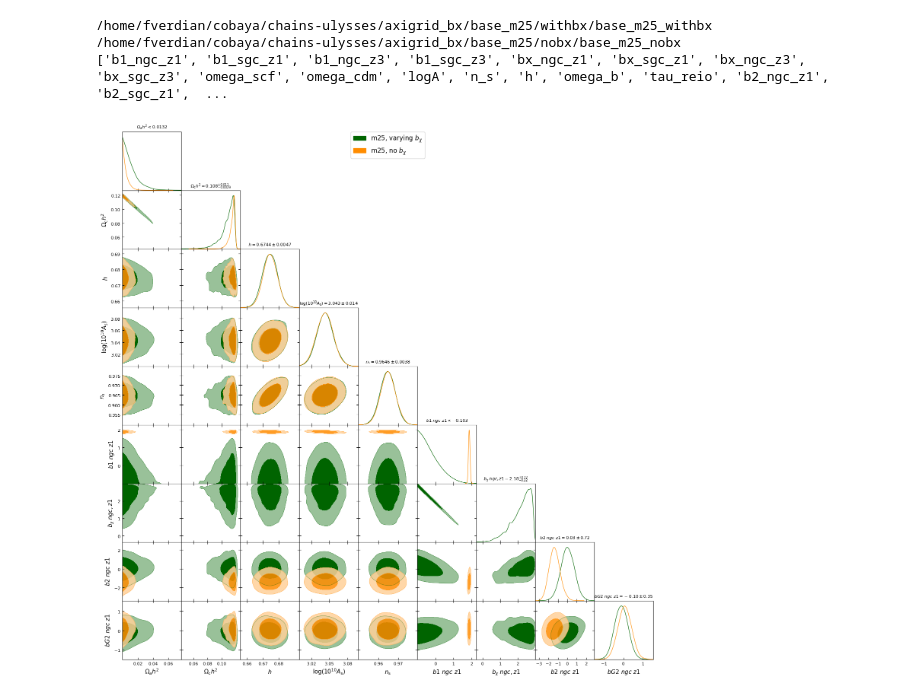
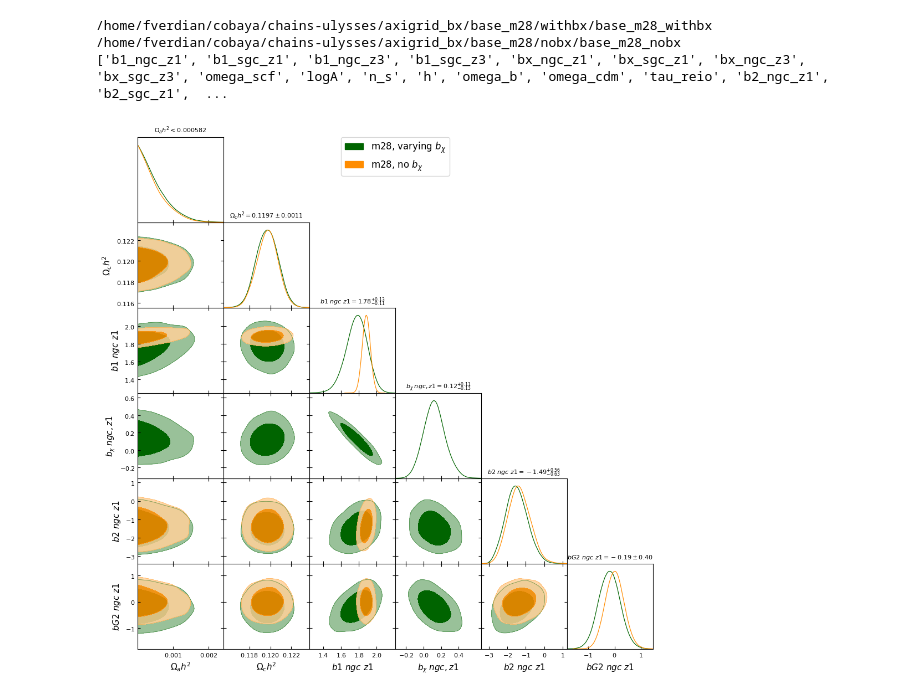
Before and after one commit to fverd/cobaya, a Jupyter notebook: FRA/analyze-grid-v2.ipynb, the cells around one changed output. Drawn from its saved outputs; the diff is of its cells as text; code cells hidden in the pictures.

```diff
--- a/FRA/analyze-grid-v2.ipynb
+++ b/FRA/analyze-grid-v2.ipynb
@@ -65,37 +67,37 @@ base_m27_withbx
 # %%
-mstr = 'm25'
+mstr = 'm28'
 chainstoload = [
     {
         'path': f'/home/fverdian/cobaya/chains-ulysses/axigrid_bx/base_{mstr}/withbx/base_{mstr}_withbx.1.txt',
         'label': f'{mstr}, varying '+ r'$b_\chi$',
         'color': 'darkgreen'
     },
     {
         'path': f'/home/fverdian/cobaya/chains-ulysses/axigrid_bx/base_{mstr}/nobx/base_{mstr}_nobx.1.txt',
         'label': f'{mstr}, no '+ r'$b_\chi$',
         'color': 'darkorange'
     },
 ]
 Samples = []
 for ch in chainstoload:
     print(ch['path'][:-6])
     ss = load_samples(ch['path'][:-6], to_getdist=True) if ch['path'][-4:] == '.txt' else load_samples(ch['path'], to_getdist=True)
     ss.label = ch['label']; Samples.append(ss)
 
 
 print([pn.name for pn in Samples[0].paramNames.names])
-pars_toplot = ['omega_scf', 'omega_cdm','h', 'logA', 'n_s', 'b1_ngc_z1','bx_ngc_z1', 'b2_ngc_z1','bG2_ngc_z1']
-# pars_toplot =['logA', 'n_s','omega_cdm',  'omega_scf','b1_ngc_z1','bx_ngc_z1']
+pars_toplot = ['omega_scf', 'omega_cdm','b1_ngc_z1','bx_ngc_z1', 'b2_ngc_z1', 'bG2_ngc_z1']
+
 
 gdplot = gdplt.get_subplot_plotter()
 gdplot.settings.linewidth=1.5
 gdplot.settings.legend_fontsize=15
 
 gdplot.triangle_plot(Samples,  pars_toplot, contour_colors=[ch['color'] for ch in chainstoload], title_limit=1, filled=True)
 # gdplot.finish_plot(no_tight=True)
-gdplot.fig.savefig(f'/home/fverdian/cobaya/FRA/cornerplots/Planck+BOSS_bchi/{mstr}.pdf', bbox_inches='tight')
+# gdplot.fig.savefig(f'/home/fverdian/cobaya/FRA/cornerplots/Planck+BOSS_bchi/{mstr}.pdf', bbox_inches='tight')
 # %% [output]
-/home/fverdian/cobaya/chains-ulysses/axigrid_bx/base_m25/withbx/base_m25_withbx
-/home/fverdian/cobaya/chains-ulysses/axigrid_bx/base_m25/nobx/base_m25_nobx
-['b1_ngc_z1', 'b1_sgc_z1', 'b1_ngc_z3', 'b1_sgc_z3', 'bx_ngc_z1', 'bx_sgc_z1', 'bx_ngc_z3', 'bx_sgc_z3', 'omega_scf', 'omega_cdm', 'logA', 'n_s', 'h', 'omega_b', 'tau_reio', 'b2_ngc_z1', 'b2_sgc_z1',  ...
+/home/fverdian/cobaya/chains-ulysses/axigrid_bx/base_m28/withbx/base_m28_withbx
+/home/fverdian/cobaya/chains-ulysses/axigrid_bx/base_m28/nobx/base_m28_nobx
+['b1_ngc_z1', 'b1_sgc_z1', 'b1_ngc_z3', 'b1_sgc_z3', 'bx_ngc_z1', 'bx_sgc_z1', 'bx_ngc_z3', 'bx_sgc_z3', 'omega_scf', 'logA', 'n_s', 'h', 'omega_b', 'omega_cdm', 'tau_reio', 'b2_ngc_z1', 'b2_sgc_z1',  ...
-[figure, old version]
+[figure, new version]
```
Also changed, not shown: parts of 2 cells of this notebook, 3 other files.
